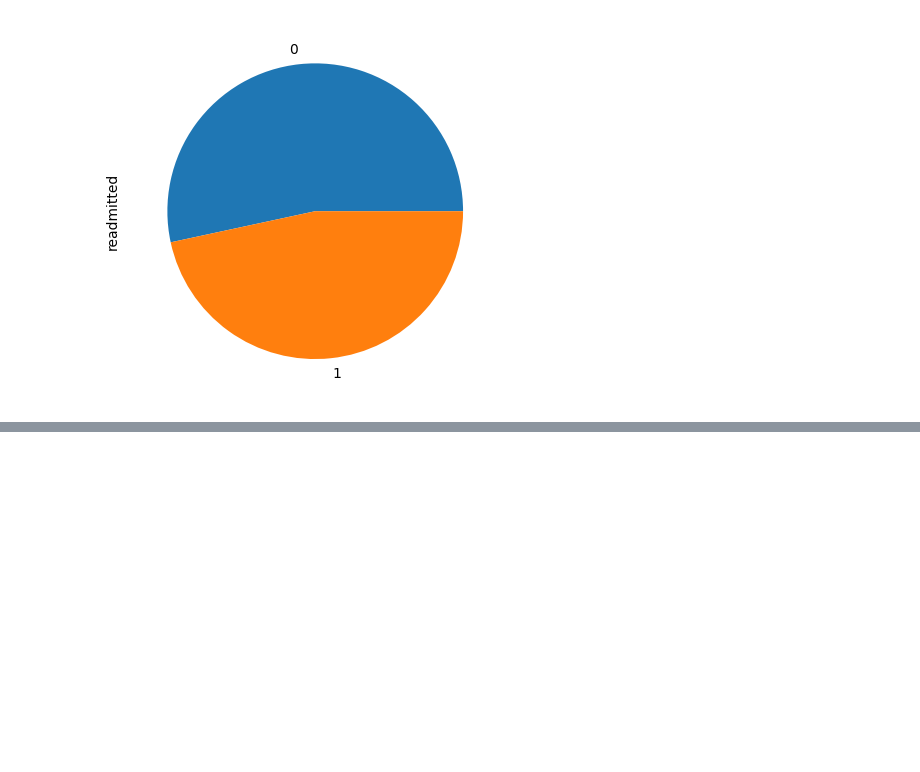
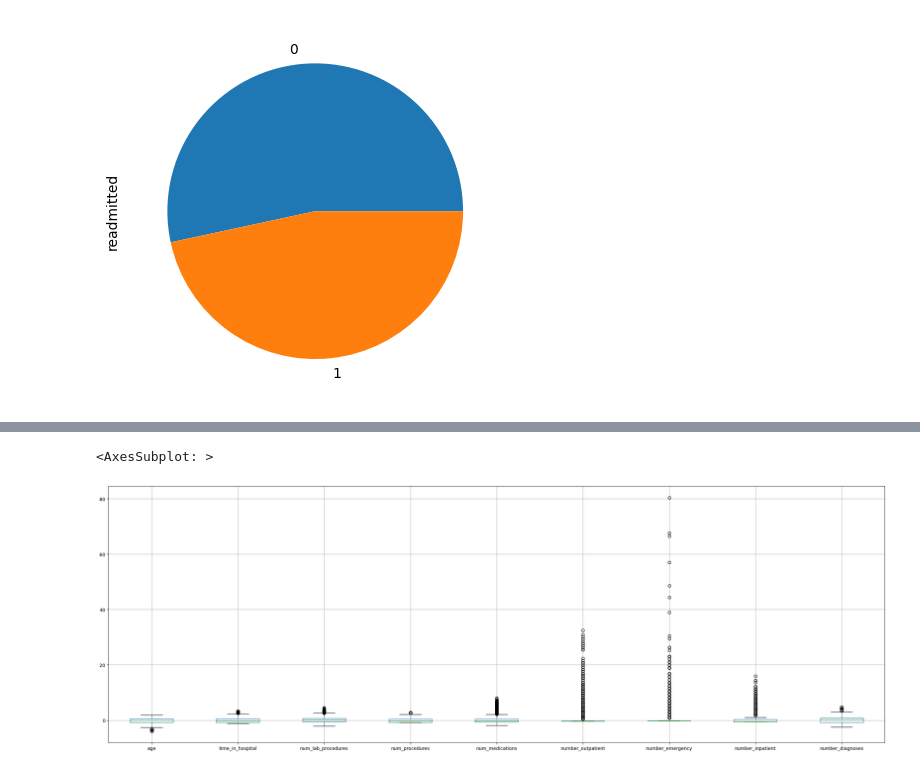
Before and after one commit to mjovanovic9999/ML, a Jupyter notebook: I/notebook/main.ipynb, the cells around one changed output, grey strips where cells are left out. Saved outputs shown, nothing was run; the diff lists cells and outputs as text; code cells hidden in the pictures; blank space fills up the shorter version.

```diff
--- a/I/notebook/main.ipynb
+++ b/I/notebook/main.ipynb
@@ -673,26 +805,20 @@ search_space2 = {
 # %%
-def standardization(df):
+def standardize(df,to_scale):
     scaler = MinMaxScaler()
-
-    non_categorical_columns=list()
-
-    for col in df.columns:
-        if df[col].dtypes!= 'category':
-            non_categorical_columns.append(col)
-
-    new_df=  pd.DataFrame(scaler.fit_transform(df[non_categorical_columns]))
+    to_transform=df.drop([x for x in df.columns if x not in to_scale], axis=1)
+    scaled = pd.DataFrame(scaler.fit_transform(to_transform))
+    new_df = df.copy(deep=True)
+    for index,col in enumerate(to_scale):
+        new_df[col]=scaled[index]
     new_df.dropna(inplace=True)
     return new_df
 
-def normalizatin(df):#	It is really affected by outliers.
+def normalize(df, to_scale):#	It is really affected by outliers.
     scaler = StandardScaler()
-
-    non_categorical_columns=list()
-
-    for col in df.columns:
-        if df[col].dtypes!= 'category':
-            non_categorical_columns.append(col)
-
-    new_df=  pd.DataFrame(scaler.fit_transform(df[non_categorical_columns]))
+    to_transform=df.drop([x for x in df.columns if x not in to_scale], axis=1)
+    scaled = pd.DataFrame(scaler.fit_transform(to_transform))
+    new_df = df.copy(deep=True)
+    for index,col in enumerate(to_scale):
+        new_df[col]=scaled[index]
     new_df.dropna(inplace=True)
     return new_df
@@ -751,0 +856,2 @@ dataframe_label_binary_mean_normalized.head()
+# %%
+dataframe_label_binary_normal=normalize(dataframe_label_binary,[x for x in non_categorical_cols if x not in ['patient_nbr','diag_1','diag_2','diag_3']])
@@ -751,0 +906,5 @@ dataframe_label_binary_mean_normalized.head()
+# %%
+dataframe_label_binary_normal.boxplot(column=to_plot, figsize=(30,10))
+# %% [output]
+<AxesSubplot: >
+[figure, added]
```
Also changed, not shown: parts of 36 cells of this notebook.
